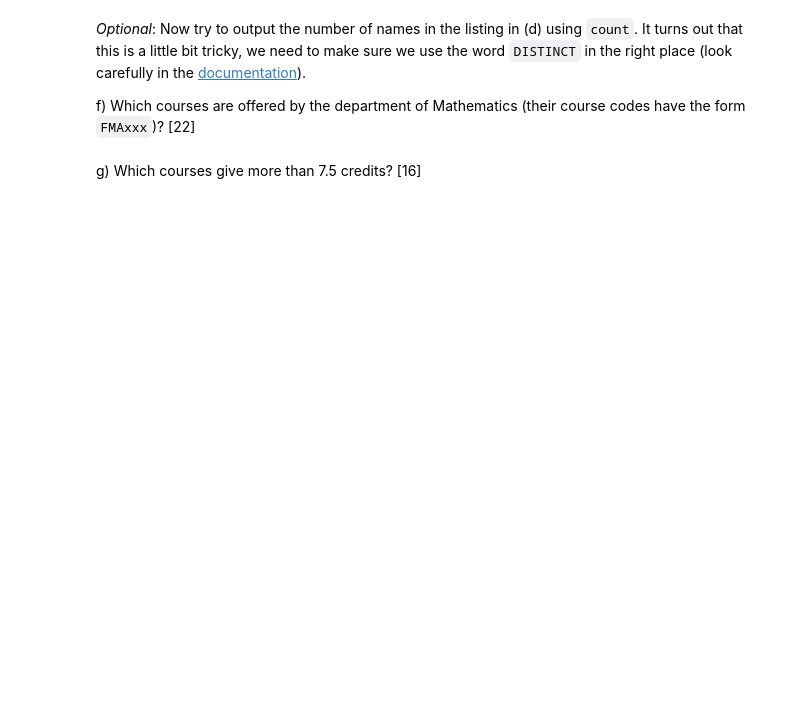
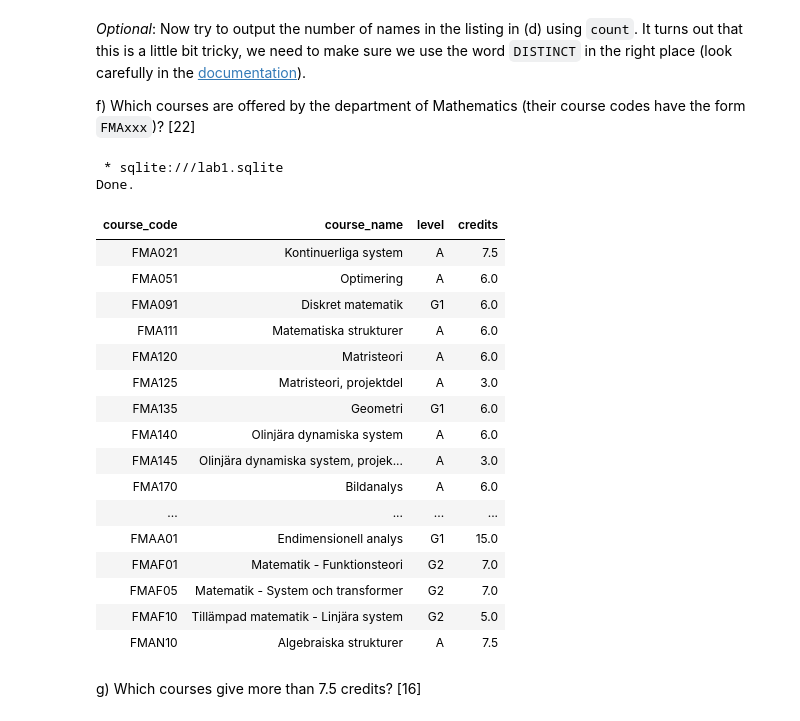
Before and after one commit to GitThisJoel/database-technology, a Jupyter notebook: lab1/lab1.ipynb, the cells around one changed output. Saved outputs shown, nothing was run; the diff lists cells and outputs as text; code cells hidden in the pictures; blank space fills up the shorter version.

```diff
--- a/lab1/lab1.ipynb
+++ b/lab1/lab1.ipynb
@@ -276,6 +382,29 @@ f) Which courses are offered by the department of
    [22]
 # %%
 %%sql
+SELECT *
+FROM courses
+WHERE course_code LIKE 'FMA%'
+# %% [output]
+ * sqlite:///lab1.sqlite
+Done.
+| course_code | course_name | level | credits |
+| FMA021 | Kontinuerliga system | A | 7.5 |
+| FMA051 | Optimering | A | 6.0 |
+| FMA091 | Diskret matematik | G1 | 6.0 |
+| FMA111 | Matematiska strukturer | A | 6.0 |
+| FMA120 | Matristeori | A | 6.0 |
+| FMA125 | Matristeori, projektdel | A | 3.0 |
+| FMA135 | Geometri | G1 | 6.0 |
+| FMA140 | Olinjära dynamiska system | A | 6.0 |
+| FMA145 | Olinjära dynamiska system, projek... | A | 3.0 |
+| FMA170 | Bildanalys | A | 6.0 |
+| ... | ... | ... | ... |
+| FMAA01 | Endimensionell analys | G1 | 15.0 |
+| FMAF01 | Matematik - Funktionsteori | G2 | 7.0 |
+| FMAF05 | Matematik - System och transformer | G2 | 7.0 |
+| FMAF10 | Tillämpad matematik - Linjära system | G2 | 5.0 |
+| FMAN10 | Algebraiska strukturer | A | 7.5 |
 # %% [markdown]
 g) Which courses give more than 7.5 credits? [16]
 # %%
```
Also changed, not shown: parts of 23 cells of this notebook.
